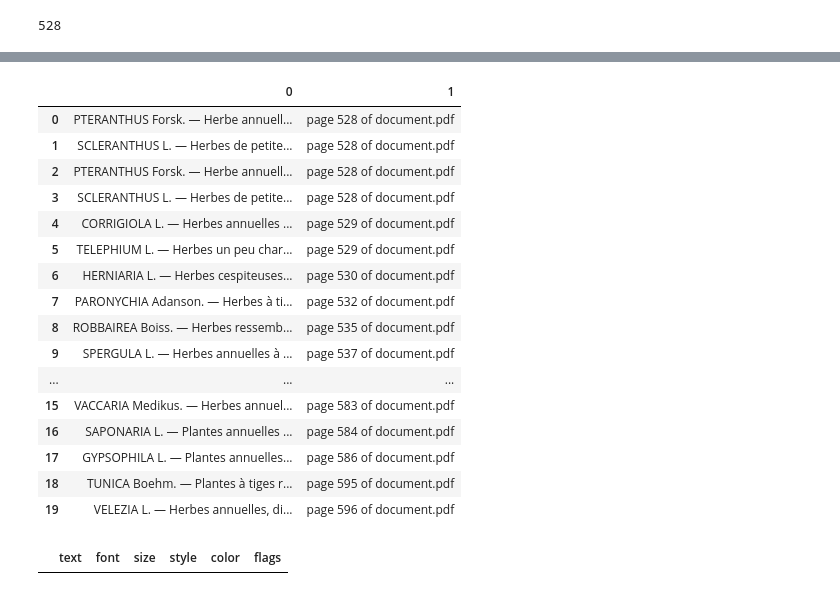
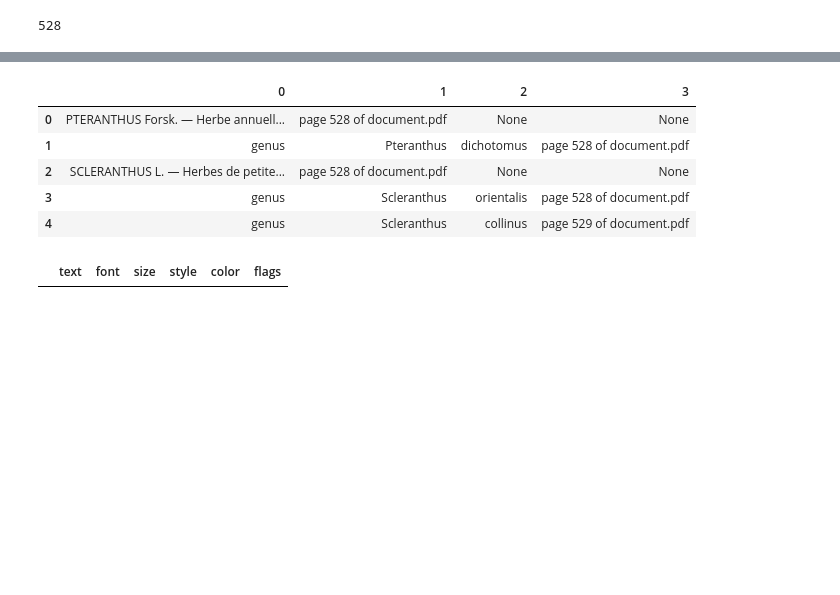
Before and after one commit to aculich/extract-flora, a Jupyter notebook: extract-flora-lucywan.ipynb, the cells around one changed output, grey strips where cells are left out. Drawn from its saved outputs; the diff is of its cells as text; code cells hidden in the pictures; blank space fills up the shorter version.

```diff
--- a/extract-flora-lucywan.ipynb
+++ b/extract-flora-lucywan.ipynb
@@ -95,12 +95,11 @@ class Face:
         self.style = flags_decomposer(self.flags)
     def __str__(self):
         return f"Font: '{self.font}' ({self.style}), size {self.size:g}, color " + ("#%06x" % self.color)
-print(Face("Times",10.929, 0, 4))
+
 
 def isfamily(t, fp):
     font = "Font: 'Times-Roman' (serifed, proportional), size 10.9449, color #000000"
     if  re.match('^[A-Z]+$', t) or str(font) == fp:
-        #print(f'''Text: {t}\n{fp}\n\n''')
         return True
 
 
@@ -114,11 +113,11 @@ def isGenGenus(t, fp):
 #continuation of general Genus description
 def isGenGenusContinued(t, fp, prevText):
     #'Times-Roman' (serifed, proportional), size 11, color #000000
-    print("fon", fp)
-    print("text", t)
+#     print("fon", fp)
+#     print("text", t)
     font = "Font: 'Times-Roman' (serifed, proportional), size 10.9449, color #000000"
     #re.match('([A-Z][a-z]|\s|,|[a-zàâçéèêëîïôûùüÿñæœ .-])+', t)
-    print("prev",prevText)
+#     print("prev",prevText)
     if font != str(fp) and prevText:
         #print(f'''Text: {t}\n{fp}\n\n''')
         return False
@@ -128,10 +127,10 @@ def prevHasPeriod(t):
     return re.match('.*(\.)$', t)
 
 def isGenus(t, fp):
+    print("hi")
     font = "Font: 'Times-Bold' (serifed, proportional, bold), size 10.9449, color #000000"
     font2 = "Font: 'Times-Bold' (serifed, proportional, bold), size 11, color #000000"
-    if re.match('[A-Z][a-z]+', t) or (str(font) == fp or str(font2) == fp):
-        #print(f'''Text: {t}\n{fp}\n\n''')
+    if (re.match('[A-Z][a-z]+', t) or re.match('[A-Z][a-z]+\s[a-z]+', t)) and (font == str(fp) or font2 == str(fp)):
         return True
 
 def isEpithet(t, fp):
@@ -307,7 +331,7 @@ p = (doc[x] for x in range(528,604))
 # %%
 #genus description
-
-for page in (doc[x] for x in range(528,604)):
+arr = []
+for page in (doc[x] for x in range(528,654)):
     # page = next(p)
     # read page text as a dictionary, suppressing extra spaces in CJK fonts
     blocks = page.getText("dict", flags=11)["blocks"]
@@ -364,21 +388,16 @@ for page in (doc[x] for x in range(528,604)):
                     print("description")
                     print(x, len(blocks), y, z, s["text"], face)
                     arr.append([s['text'], page])
-                elif s['font'] == 'Times-Bold' and not item['Genus'] and not item['epithet'] and re.match("[A-Z].+\s.+", s["text"]):
-                    item['Genus'], *item['epithet'] = s["text"].split(' ')
-                    item['epithet'] = item['epithet'][0] if item['epithet'] else l["spans"][1]["text"]
-                    currsize = s['size']
-    #                print(x, len(blocks), y, z, s["text"], font_properties)
-                    print("both")
-                    print(x, len(blocks), y, len(b["lines"]), z, s["text"], face)
-                elif isGenus(s["text"], face) and not item['Genus'] and re.match("[A-Z].+", s["text"]):
-                    item['Genus'] = s["text"]
-                    print("genus")
-                    print(x, len(blocks), y, z, s["text"], face)
-                elif isEpithet(s["text"], face) and item['Genus'] and not item['epithet'] and re.match("\s.*", s["text"]):
-                    item['epithet'] = s["text"]
-                    print("epithet")
-                    print(x, len(blocks), y, z, s["text"], face)
+                elif isGenus(s["text"], face):
+                    if re.match(".*\s.*", s["text"]):
+                        arr.append(["genus", s["text"].split()[0], s["text"].split()[1], page])
+                    else:
+                        arr.append(["genus", s["text"].split()[0], 0, page])
+                        onGenus = True
+                    print(s["text"])
+                elif onGenus:
+                    arr[-1][2] = s["text"]
+                    onGenus = False
 print(item)
 print(arr)
 # %% [output]
@@ -402,23 +422,12 @@ VELEZIA L. — Herbes annuelles, dichotomes, rigides, à feuilles étroitementli
 # %%
-pd.DataFrame(arr)
+pd.DataFrame(arr).head()
 # %% [output]
-|  | 0 | 1 |
-| 0 | PTERANTHUS Forsk. — Herbe annuell... | page 528 of document.pdf |
-| 1 | SCLERANTHUS L. — Herbes de petite... | page 528 of document.pdf |
-| 2 | PTERANTHUS Forsk. — Herbe annuell... | page 528 of document.pdf |
-| 3 | SCLERANTHUS L. — Herbes de petite... | page 528 of document.pdf |
-| 4 | CORRIGIOLA L. — Herbes annuelles ... | page 529 of document.pdf |
-| 5 | TELEPHIUM L. — Herbes un peu char... | page 529 of document.pdf |
-| 6 | HERNIARIA L. — Herbes cespiteuses... | page 530 of document.pdf |
-| 7 | PARONYCHIA Adanson. — Herbes à ti... | page 532 of document.pdf |
-| 8 | ROBBAIREA Boiss. — Herbes ressemb... | page 535 of document.pdf |
-| 9 | SPERGULA L. — Herbes annuelles à ... | page 537 of document.pdf |
-| ... | ... | ... |
-| 15 | VACCARIA Medikus. — Herbes annuel... | page 583 of document.pdf |
-| 16 | SAPONARIA L. — Plantes annuelles ... | page 584 of document.pdf |
-| 17 | GYPSOPHILA L. — Plantes annuelles... | page 586 of document.pdf |
-| 18 | TUNICA Boehm. — Plantes à tiges r... | page 595 of document.pdf |
-| 19 | VELEZIA L. — Herbes annuelles, di... | page 596 of document.pdf |
+|  | 0 | 1 | 2 | 3 |
+| 0 | PTERANTHUS Forsk. — Herbe annuell... | page 528 of document.pdf | None | None |
+| 1 | genus | Pteranthus | dichotomus | page 528 of document.pdf |
+| 2 | SCLERANTHUS L. — Herbes de petite... | page 528 of document.pdf | None | None |
+| 3 | genus | Scleranthus | orientalis | page 528 of document.pdf |
+| 4 | genus | Scleranthus | collinus | page 529 of document.pdf |
 # %%
 genus_descrip_frame = pd.DataFrame(arr)
 # %%
```
Also changed, not shown: parts of 8 cells of this notebook, 8 other files.
